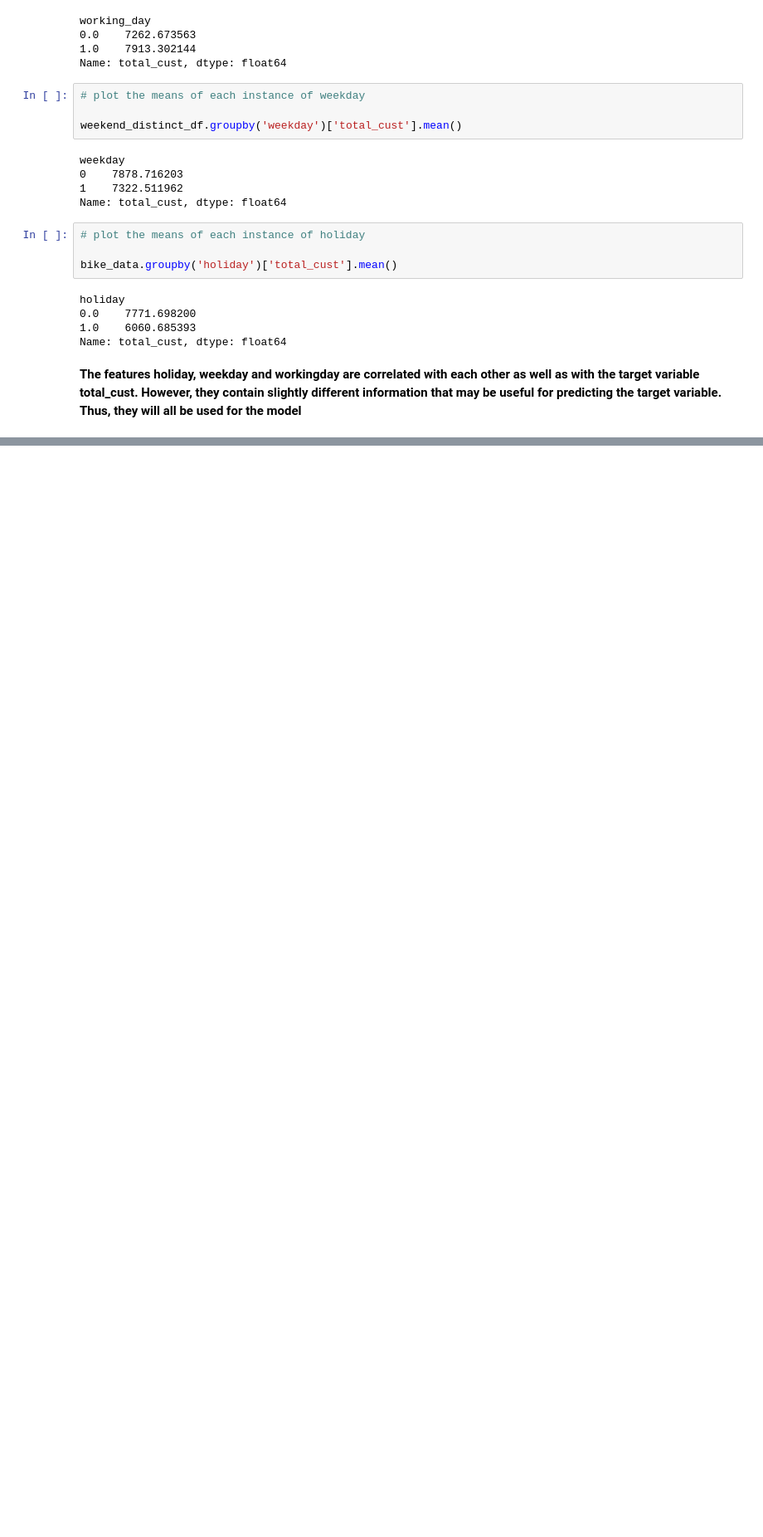
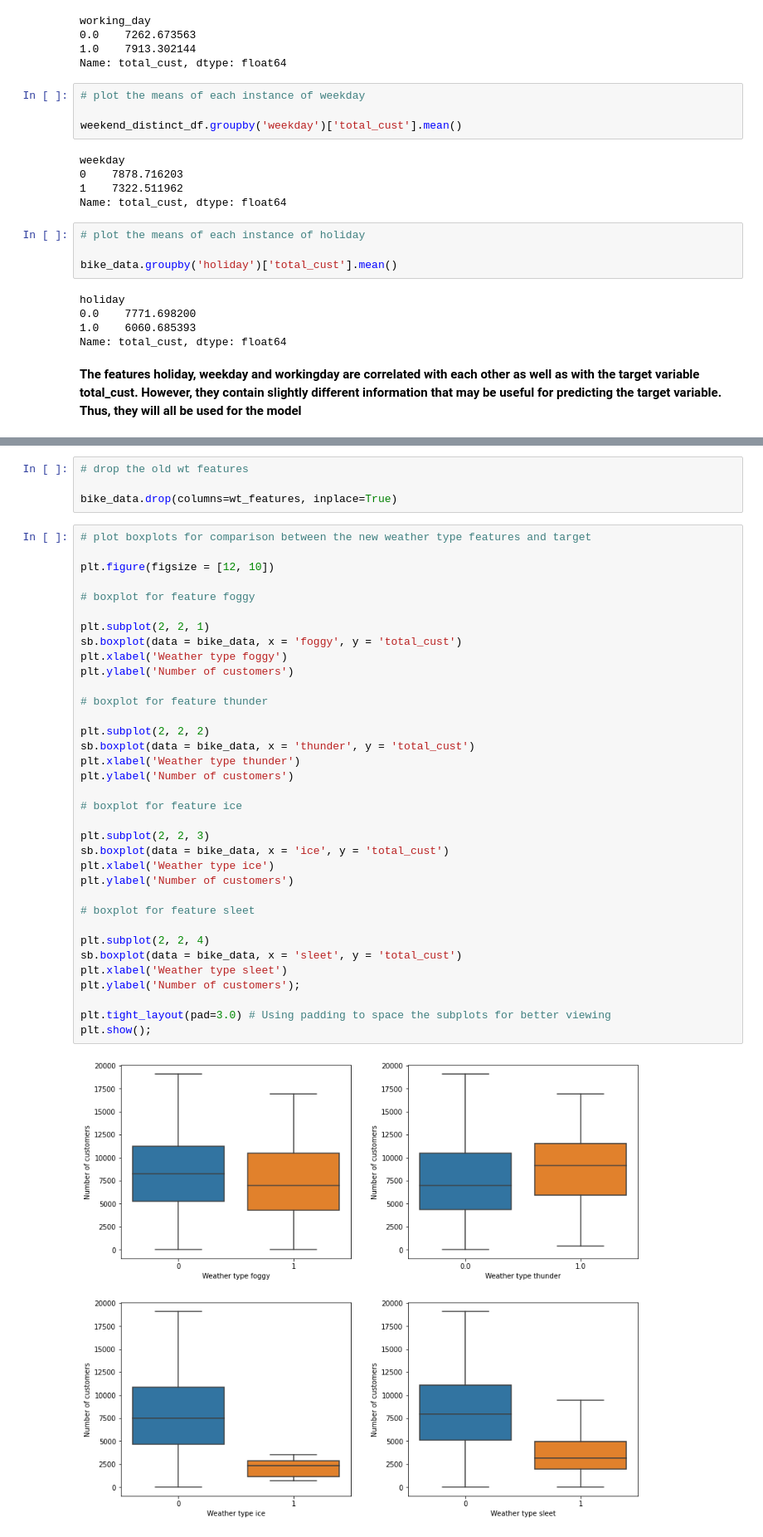
Before and after one commit to SamuelWanjiru/Bike-sharing-forecast, a Jupyter notebook: BikeSharing.ipynb, the cells around one changed output, grey strips where cells are left out. Shown at 83% size. Saved outputs shown, nothing was run; the diff lists cells and outputs as text; blank space fills up the shorter version.

```diff
--- a/BikeSharing.ipynb
+++ b/BikeSharing.ipynb
@@ -443,0 +499,41 @@ Name: total_cust, dtype: float64
+# %%
+# drop the old wt features
+
+bike_data.drop(columns=wt_features, inplace=True)
+# %%
+# plot boxplots for comparison between the new weather type features and target
+
+plt.figure(figsize = [12, 10])
+
+# boxplot for feature foggy
+
+plt.subplot(2, 2, 1)
+sb.boxplot(data = bike_data, x = 'foggy', y = 'total_cust')
+plt.xlabel('Weather type foggy')
+plt.ylabel('Number of customers')
+
+# boxplot for feature thunder
+
+plt.subplot(2, 2, 2)
+sb.boxplot(data = bike_data, x = 'thunder', y = 'total_cust')
+plt.xlabel('Weather type thunder')
+plt.ylabel('Number of customers')
+
+# boxplot for feature ice
+
+plt.subplot(2, 2, 3)
+sb.boxplot(data = bike_data, x = 'ice', y = 'total_cust')
+plt.xlabel('Weather type ice')
+plt.ylabel('Number of customers')
+
+# boxplot for feature sleet
+
+plt.subplot(2, 2, 4)
+sb.boxplot(data = bike_data, x = 'sleet', y = 'total_cust')
+plt.xlabel('Weather type sleet')
+plt.ylabel('Number of customers');
+
+plt.tight_layout(pad=3.0) # Using padding to space the subplots for better viewing
+plt.show();
+# %% [output]
+[figure, added]
```
Also changed, not shown: parts of 95 cells of this notebook.
